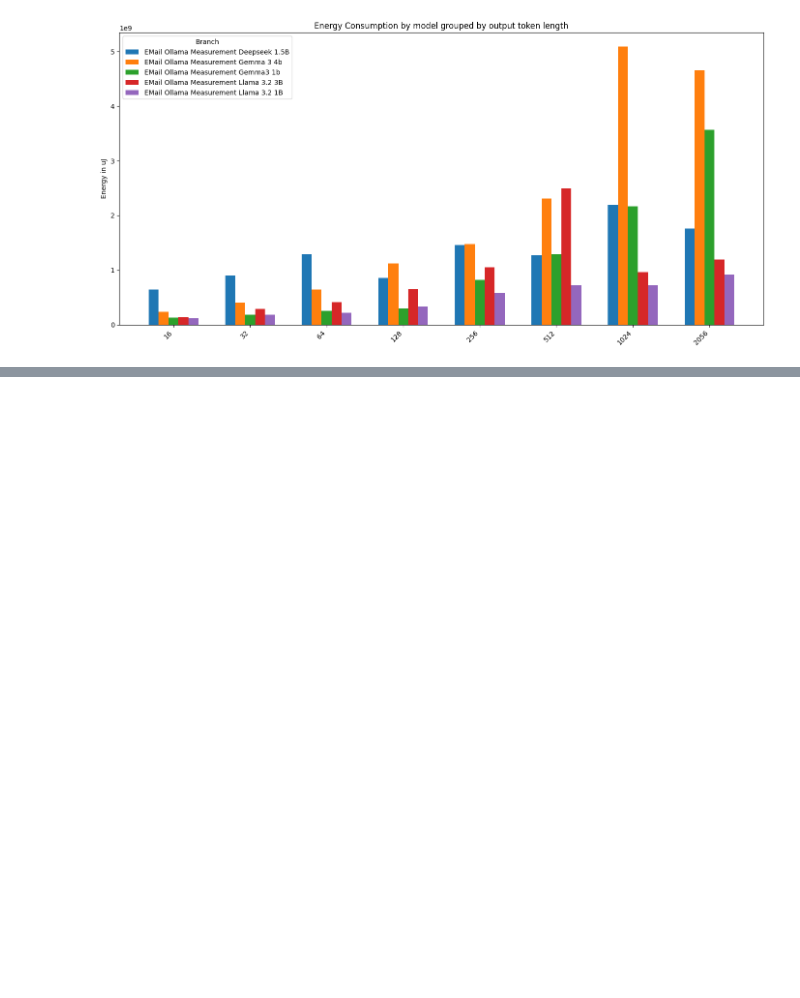
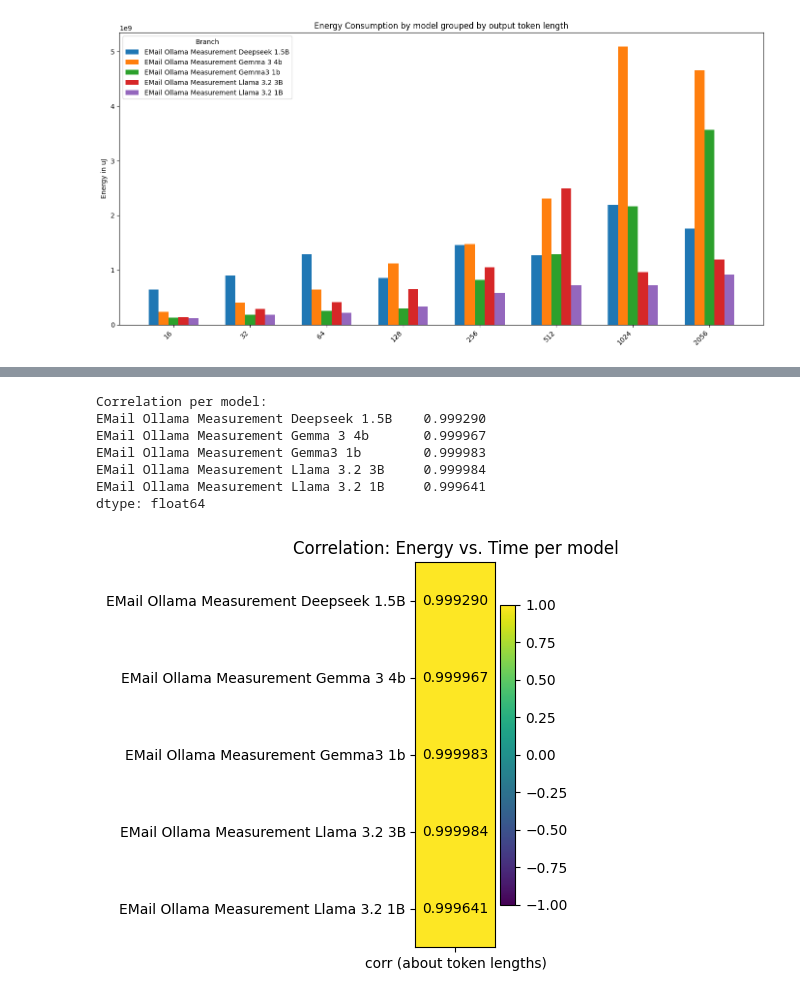
Before and after one commit to envite-consulting/ollama-llm-energy-measurement, a Jupyter notebook: dataanalysis/total_consumption_per_model_and_length.ipynb, the cells around one changed output, grey strips where cells are left out. Drawn from its saved outputs; the diff is of its cells as text; code cells hidden in the pictures; blank space fills up the shorter version.

```diff
--- a/dataanalysis/total_consumption_per_model_and_length.ipynb
+++ b/dataanalysis/total_consumption_per_model_and_length.ipynb
@@ -379,0 +423,34 @@ plt.show()
+# %%
+# Correlation per model
+correlation_by_model = {
+    model: energy_by_model_and_length.loc[model].corr(time_by_model_and_length.loc[model])
+    for model in energy_by_model_and_length.index
+}
+correlation_by_model = pd.Series(correlation_by_model)
+
+print("Correlation per model:")
+print(correlation_by_model)
+
+fig, ax = plt.subplots(figsize=(2, len(correlation_by_model)))
+im = ax.imshow(correlation_by_model.values.reshape(-1, 1), aspect='auto', vmin=-1, vmax=1)
+ax.set_yticks(np.arange(len(correlation_by_model)))
+ax.set_yticklabels(correlation_by_model.index)
+ax.set_xticks([0]);
+ax.set_xticklabels(["corr (about token lengths)"])
+
+for i, val in enumerate(correlation_by_model.values):
+    ax.text(0, i, f"{val:.6f}", ha="center", va="center", color="black")
+
+ax.set_title("Correlation: Energy vs. Time per model")
+plt.colorbar(im, ax=ax)
+plt.subplots_adjust(left=0.4)
+plt.show()
+# %% [output]
+Correlation per model:
+EMail Ollama Measurement Deepseek 1.5B    0.999290
+EMail Ollama Measurement Gemma 3 4b       0.999967
+EMail Ollama Measurement Gemma3 1b        0.999983
+EMail Ollama Measurement Llama 3.2 3B     0.999984
+EMail Ollama Measurement Llama 3.2 1B     0.999641
+dtype: float64
+[figure, added]
```
Also changed, not shown: parts of 11 cells of this notebook.
